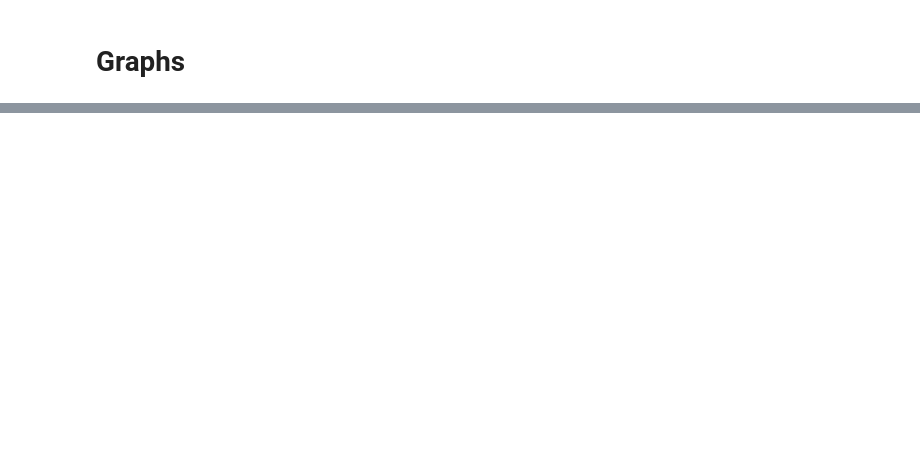
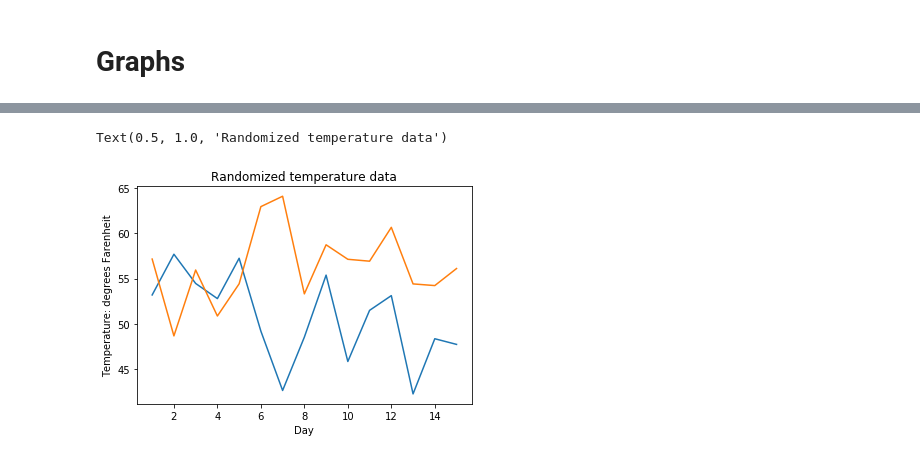
Before and after one commit to SyedHamedRaza/Numpy, a Jupyter notebook: 05-Graphs.ipynb, the cells around one changed output, grey strips where cells are left out. Saved outputs shown, nothing was run; the diff lists cells and outputs as text; code cells hidden in the pictures; blank space fills up the shorter version.

```diff
--- a/05-Graphs.ipynb
+++ b/05-Graphs.ipynb
@@ -38,0 +76,10 @@ plt.plot(np.random.rand(50), 'go')
+# %%
+plt.plot(days, low_data_set,
+        days, high_data_set)
+
+plt.xlabel('Day')
+plt.ylabel('Temperature: degrees Farenheit')
+plt.title('Randomized temperature data')
+# %% [output]
+Text(0.5, 1.0, 'Randomized temperature data')
+[figure, added]
```
Also changed, not shown: parts of 16 cells of this notebook.
